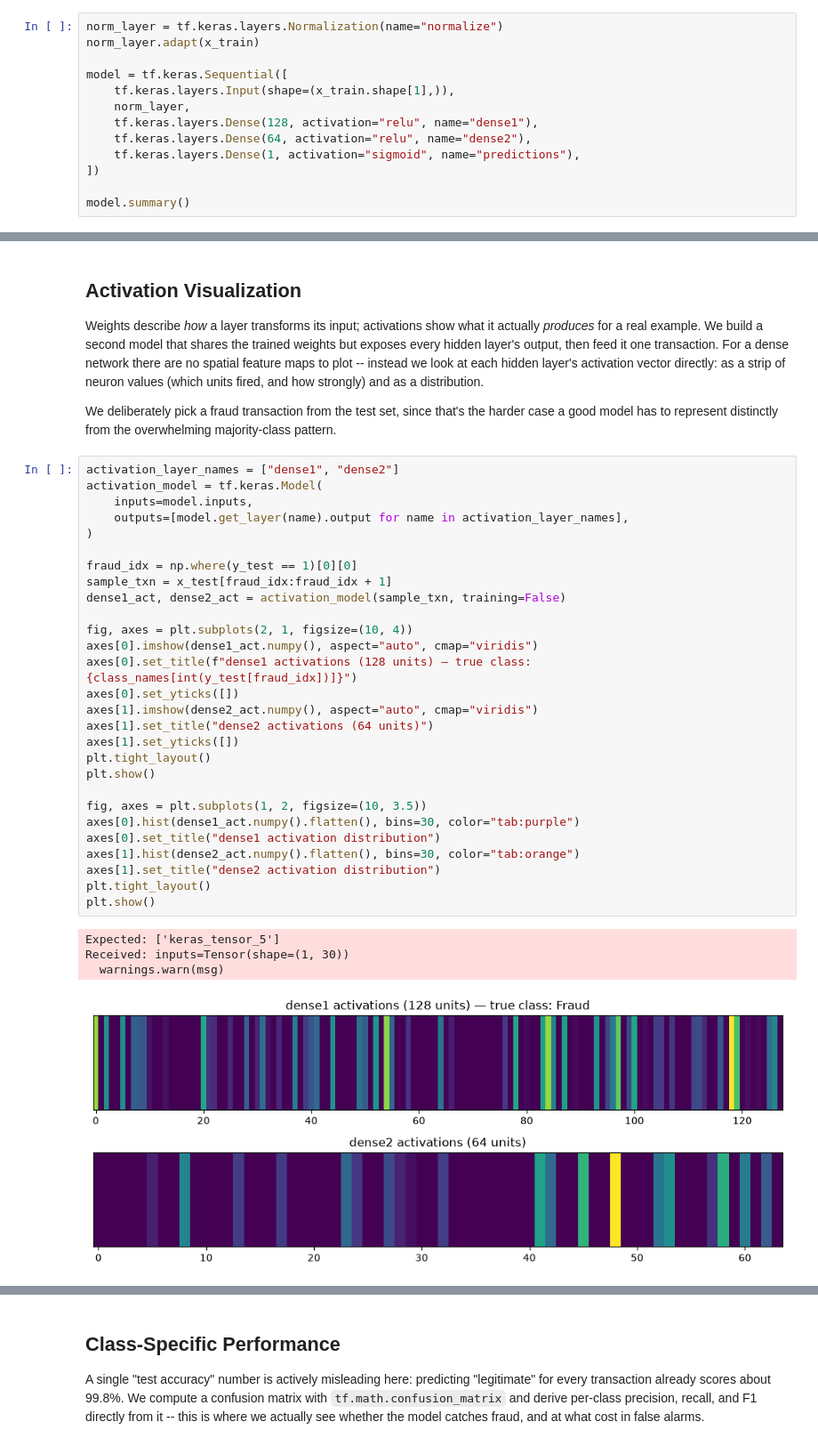
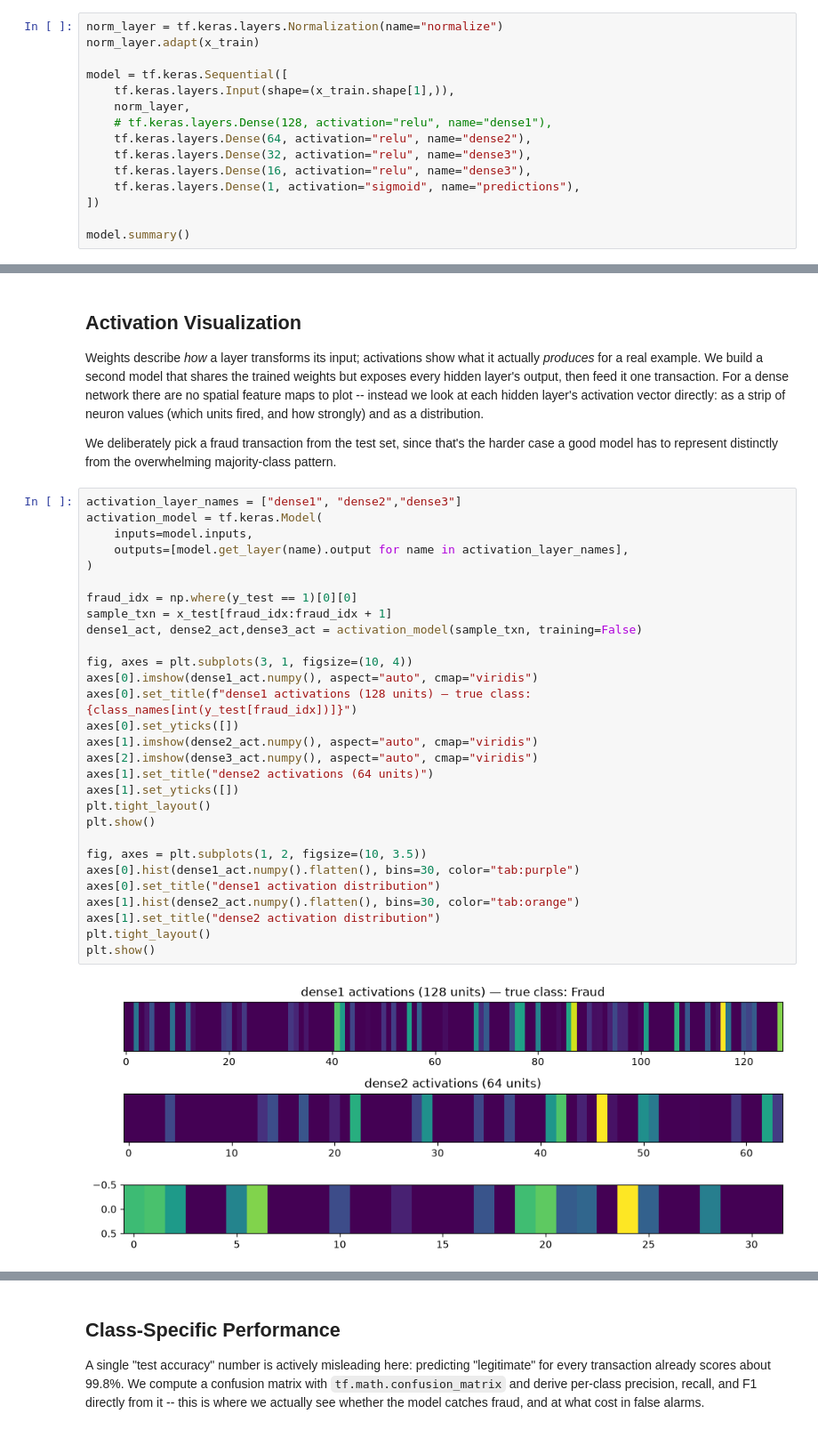
Before and after one commit to Nagirah/Introduction-to-Neural-Networks, a Jupyter notebook: deep_learning.ipynb, the cells around one changed output, grey strips where cells are left out. Shown at 89% size. Drawn from its saved outputs; the diff is of its cells as text.

```diff
--- a/deep_learning.ipynb
+++ b/deep_learning.ipynb
@@ -338,8 +334,10 @@ norm_layer.adapt(x_train)
 model = tf.keras.Sequential([
     tf.keras.layers.Input(shape=(x_train.shape[1],)),
     norm_layer,
-    tf.keras.layers.Dense(128, activation="relu", name="dense1"),
+    # tf.keras.layers.Dense(128, activation="relu", name="dense1"),
     tf.keras.layers.Dense(64, activation="relu", name="dense2"),
+    tf.keras.layers.Dense(32, activation="relu", name="dense3"),
+    tf.keras.layers.Dense(16, activation="relu", name="dense3"),
     tf.keras.layers.Dense(1, activation="sigmoid", name="predictions"),
 ])
 
@@ -622,35 +606,33 @@ Weights describe *how* a layer transforms its input; activations show what it ac
 
 We deliberately pick a fraud transaction from the test set, since that's the harder case a good model has to represent distinctly from the overwhelming majority-class pattern.
 # %%
-activation_layer_names = ["dense1", "dense2"]
+activation_layer_names = ["dense1", "dense2","dense3"]
 activation_model = tf.keras.Model(
     inputs=model.inputs,
     outputs=[model.get_layer(name).output for name in activation_layer_names],
 )
 
 fraud_idx = np.where(y_test == 1)[0][0]
 sample_txn = x_test[fraud_idx:fraud_idx + 1]
-dense1_act, dense2_act = activation_model(sample_txn, training=False)
+dense1_act, dense2_act,dense3_act = activation_model(sample_txn, training=False)
 
-fig, axes = plt.subplots(2, 1, figsize=(10, 4))
+fig, axes = plt.subplots(3, 1, figsize=(10, 4))
 axes[0].imshow(dense1_act.numpy(), aspect="auto", cmap="viridis")
 axes[0].set_title(f"dense1 activations (128 units) — true class: {class_names[int(y_test[fraud_idx])]}")
 axes[0].set_yticks([])
 axes[1].imshow(dense2_act.numpy(), aspect="auto", cmap="viridis")
+axes[2].imshow(dense3_act.numpy(), aspect="auto", cmap="viridis")
 axes[1].set_title("dense2 activations (64 units)")
 axes[1].set_yticks([])
 plt.tight_layout()
 plt.show()
 
 fig, axes = plt.subplots(1, 2, figsize=(10, 3.5))
 axes[0].hist(dense1_act.numpy().flatten(), bins=30, color="tab:purple")
 axes[0].set_title("dense1 activation distribution")
 axes[1].hist(dense2_act.numpy().flatten(), bins=30, color="tab:orange")
 axes[1].set_title("dense2 activation distribution")
 plt.tight_layout()
 plt.show()
 # %% [output]
-Expected: ['keras_tensor_5']
-Received: inputs=Tensor(shape=(1, 30))
-  warnings.warn(msg)
-[figure, old version]
+[figure, new version]
```
Also changed, not shown: parts of 16 cells of this notebook, 3 other files.
